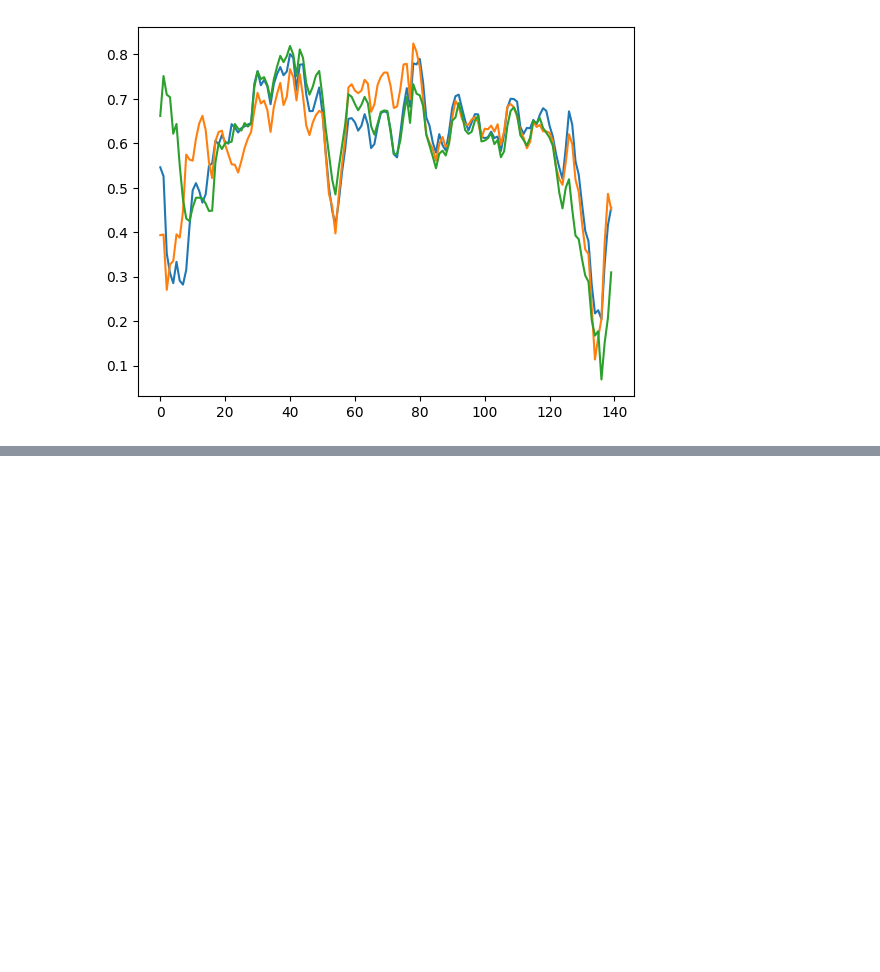
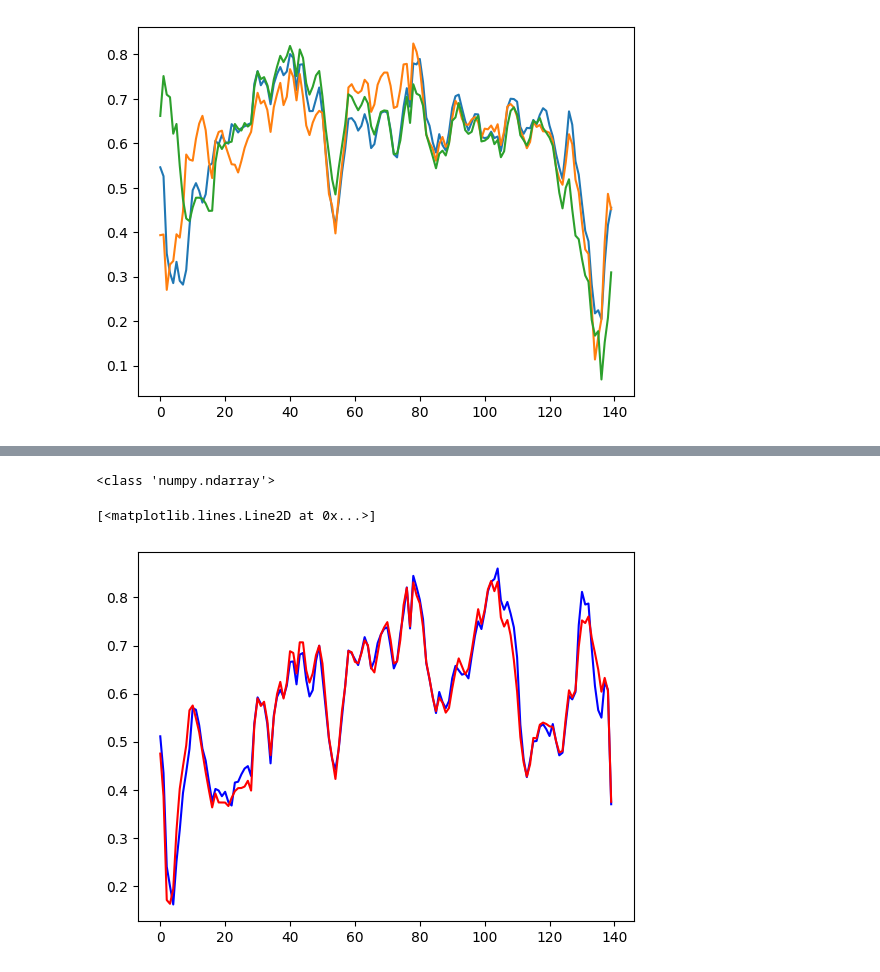
Before and after one commit to SouvickC/Advanced-Time-Series-Prediction, a Jupyter notebook: 7_Autoencoder.ipynb, the cells around one changed output, grey strips where cells are left out. Drawn from its saved outputs; the diff is of its cells as text; code cells hidden in the pictures; blank space fills up the shorter version.

Commit message:
model creation, error calcululation

```diff
--- a/7_Autoencoder.ipynb
+++ b/7_Autoencoder.ipynb
@@ -149,0 +170,36 @@ plt.plot(anomaly_train_data[2])
+# %%
+class Autoencoder(Model):
+  def __init__(self):
+    super(Autoencoder, self).__init__()
+    self.encoder =tf.keras.Sequential([
+        tf.keras.layers.Dense(64, activation ='relu'),
+        tf.keras.layers.Dense(32, activation ='relu'),
+        tf.keras.layers.Dense(16, activation ='relu'),
+        tf.keras.layers.Dense(8, activation ='relu'),
+    ])
+
+    self.decoder =tf.keras.Sequential([
+        tf.keras.layers.Dense(16, activation ='relu'),
+        tf.keras.layers.Dense(32, activation ='relu'),
+        tf.keras.layers.Dense(64, activation ='relu'),
+        tf.keras.layers.Dense(140, activation ='sigmoid'),
+    ])
+
+  def call(self,x):
+    encoded =self.encoder(x)
+    decoded = self.decoder(encoded)
+    return decoded
+# %%
+model=Autoencoder()
+
+early_stopping =tf.keras.callbacks.EarlyStopping(monitor='val_loss', patience=10, mode='min')
+
+model.compile(optimizer='adam',loss='mae',  metrics=['accuracy'])
+# %%
+history = model.fit(normal_train_data,normal_train_data,
+                    epochs =50,
+                    batch_size=128,
+                    validation_data =(train_data_scaled[:, 1:], train_data_scaled[:, 1:]),
+                    shuffle=False,
+                    callbacks = [early_stopping]
+                  )
@@ -149,0 +224,12 @@ plt.plot(anomaly_train_data[2])
+# %%
+print(type(normal_test_data))
+encoder_out = model.encoder(normal_test_data).numpy()
+decoder_out = model.decoder(encoder_out).numpy()
+# %% [output]
+<class 'numpy.ndarray'>
+# %%
+plt.plot(normal_test_data[0],'b')
+plt.plot(decoder_out[0],'r')
+# %% [output]
+[<matplotlib.lines.Line2D at 0x...>]
+[figure, added]
```
Also changed, not shown: parts of 13 cells of this notebook.
